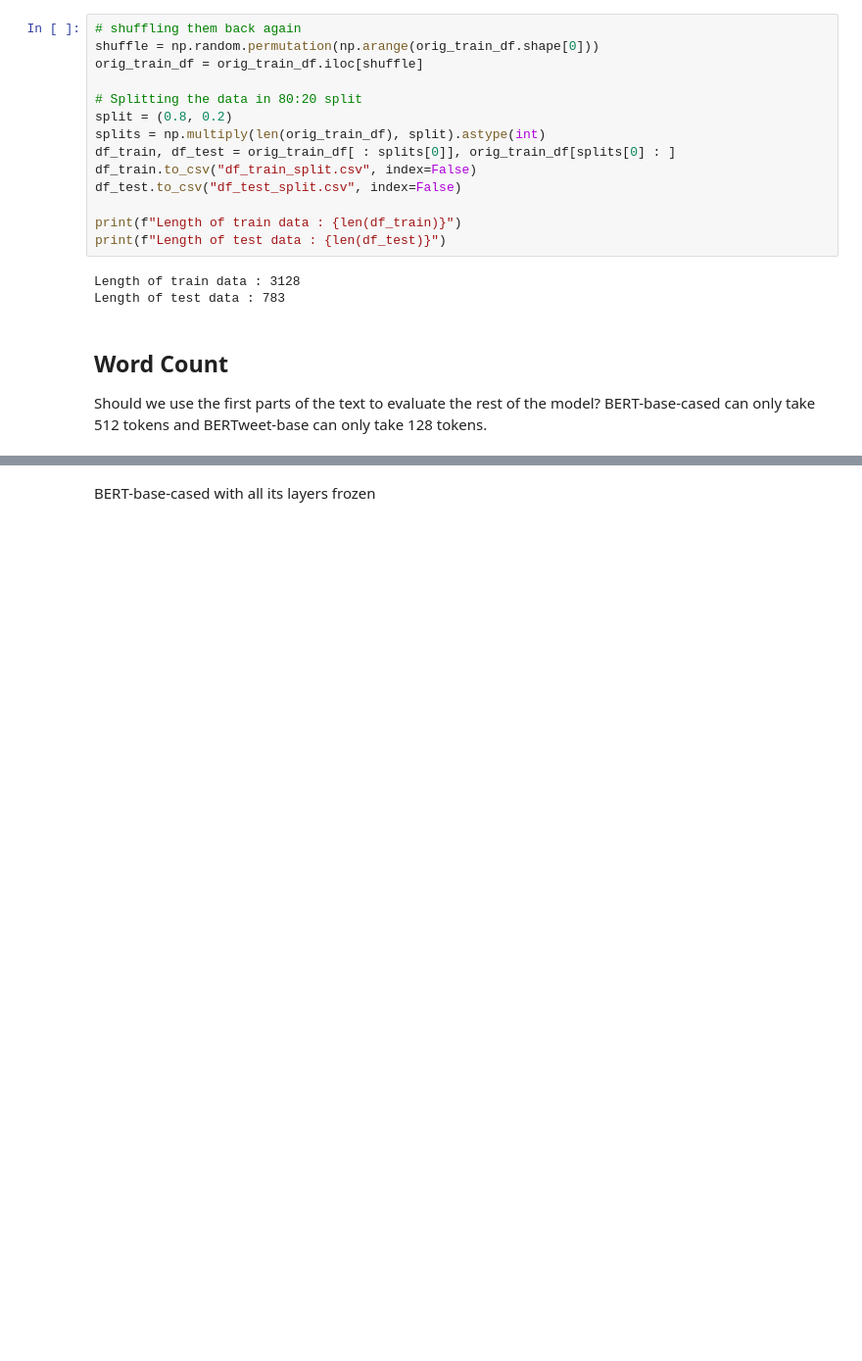
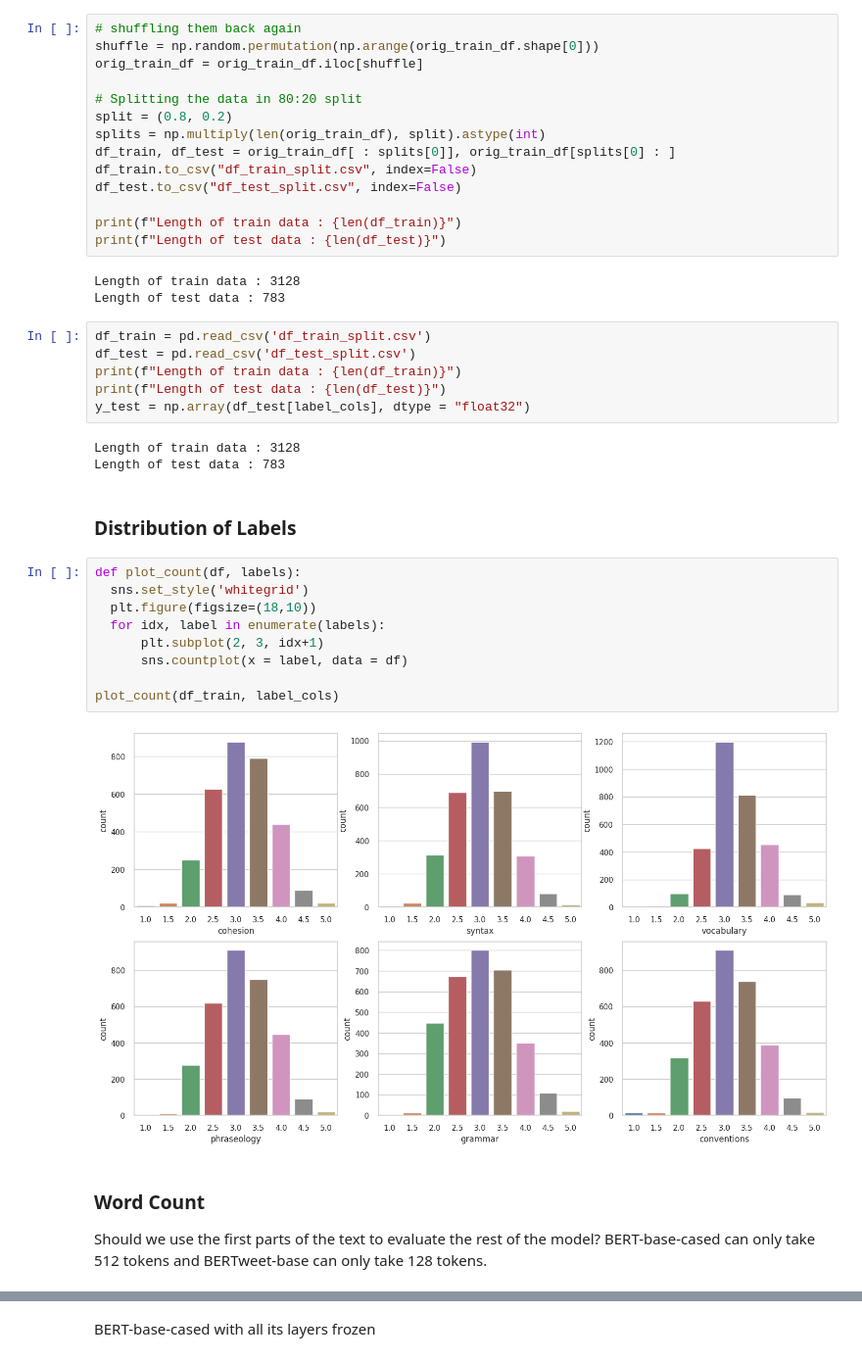
Before and after one commit to srilamaiti/spring_2023_w266_final_project_heesuk_iris_srila, a Jupyter notebook: W266_essay_evaluation_final.ipynb, the cells around one changed output, grey strips where cells are left out. Shown at 98% size. Cells and saved outputs as stored; diff of their text form; blank space fills up the shorter version.

```diff
--- a/W266_essay_evaluation_final.ipynb
+++ b/W266_essay_evaluation_final.ipynb
@@ -513,8 +511,30 @@ print(f"Length of test data : {len(df_test)}")
 # %% [output]
 Length of train data : 3128
 Length of test data : 783
+# %%
+df_train = pd.read_csv('df_train_split.csv')
+df_test = pd.read_csv('df_test_split.csv')
+print(f"Length of train data : {len(df_train)}")
+print(f"Length of test data : {len(df_test)}")
+y_test = np.array(df_test[label_cols], dtype = "float32")
+# %% [output]
+Length of train data : 3128
+Length of test data : 783
+# %% [markdown]
+### Distribution of Labels
+# %%
+def plot_count(df, labels):
+  sns.set_style('whitegrid')
+  plt.figure(figsize=(18,10))
+  for idx, label in enumerate(labels):
+      plt.subplot(2, 3, idx+1)
+      sns.countplot(x = label, data = df)
+
+plot_count(df_train, label_cols)
+# %% [output]
+[figure, added]
 # %% [markdown]
-## Word Count
+### Word Count
 Should we use the first parts of the text to evaluate the rest of the model? BERT-base-cased can only take 512 tokens and BERTweet-base can only take 128 tokens.
 # %%
 df_train['word_count'] = df_train['full_text'].apply(lambda x: len(x.split()))
```
Also changed, not shown: parts of 5 cells of this notebook.
